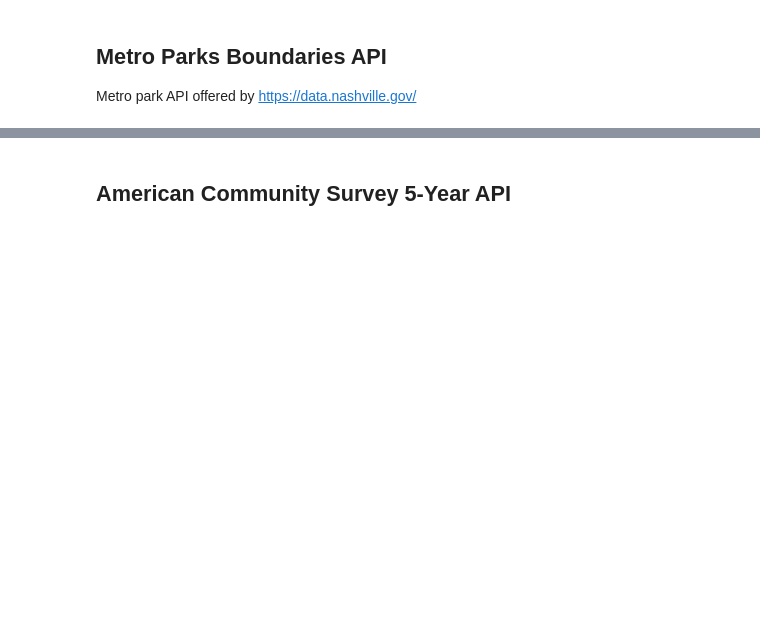
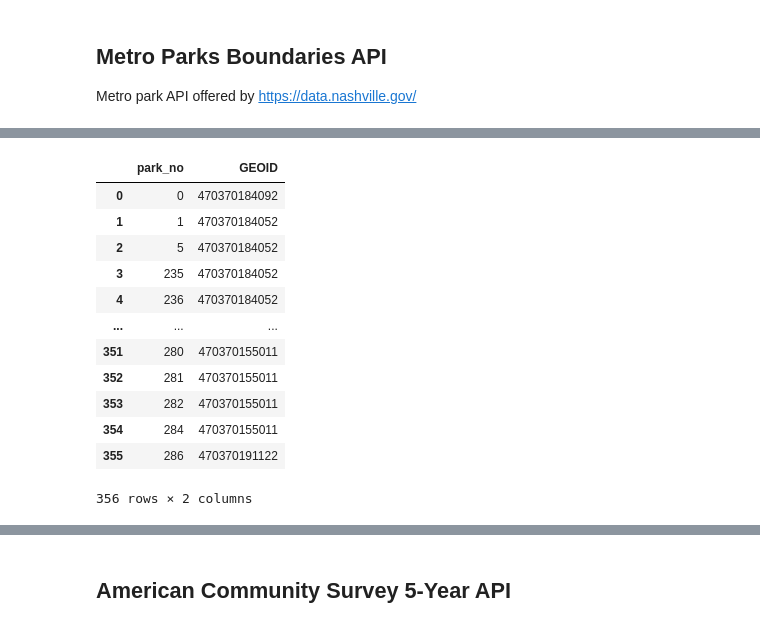
Before and after one commit to b-h-kim/do_parks_gentrify_our_neighborhood, a Jupyter notebook: scripts/scripts.ipynb, the cells around one changed output, grey strips where cells are left out. Drawn from its saved outputs; the diff is of its cells as text; code cells hidden in the pictures; blank space fills up the shorter version.

```diff
--- a/scripts/scripts.ipynb
+++ b/scripts/scripts.ipynb
@@ -7,0 +38,2 @@ import matplotlib.pyplot as plt
+# %%
+davidson_fips = davidson_fips[['GEOID', 'geometry']]
@@ -32,0 +94,23 @@ parks.sample(5)
+# %%
+parks_to_fips = gpd.sjoin(parks, davidson_fips, op = 'intersects')
+# %%
+parks_to_fips = parks_to_fips\
+    .reset_index()\
+    .rename(columns = {'index' : 'park_no'})\
+    [['park_no', 'GEOID']]
+# %%
+parks_to_fips
+# %% [output]
+|  | park_no | GEOID |
+| 0 | 0 | 470370184092 |
+| 1 | 1 | 470370184052 |
+| 2 | 5 | 470370184052 |
+| 3 | 235 | 470370184052 |
+| 4 | 236 | 470370184052 |
+| ... | ... | ... |
+| 351 | 280 | 470370155011 |
+| 352 | 281 | 470370155011 |
+| 353 | 282 | 470370155011 |
+| 354 | 284 | 470370155011 |
+| 355 | 286 | 470370191122 |
+356 rows × 2 columns
```
Also changed, not shown: parts of 41 cells of this notebook, 9 other files.
